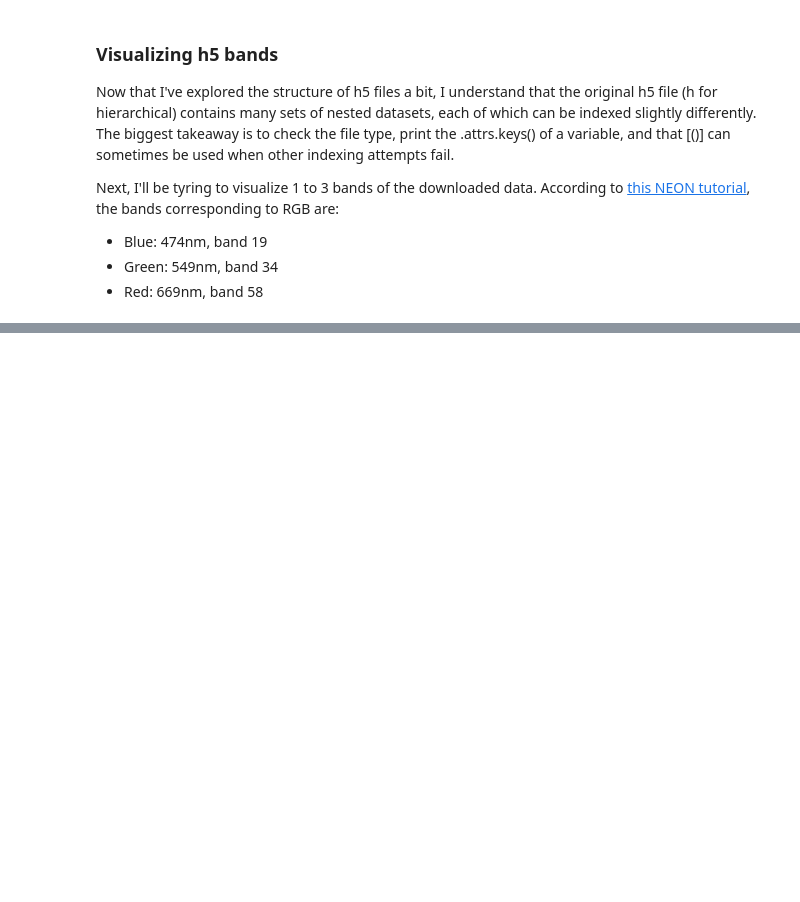
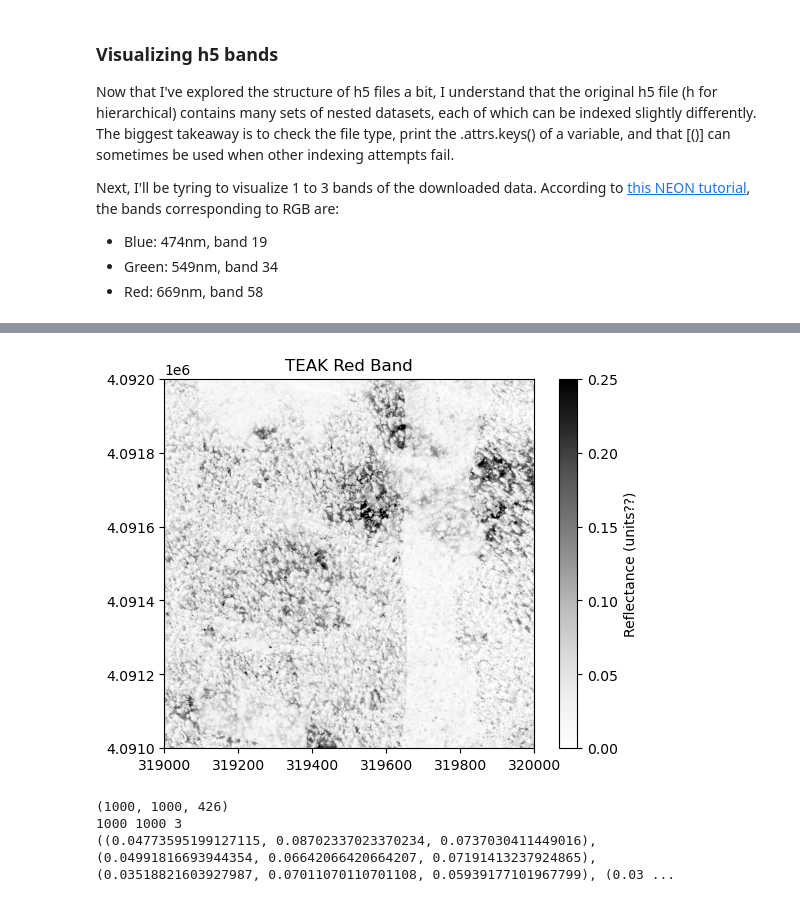
Before and after one commit to cderanek/SURP_practice, a Jupyter notebook: practice_SURP.ipynb, the cells around one changed output, grey strips where cells are left out. Drawn from its saved outputs; the diff is of its cells as text; code cells hidden in the pictures; blank space fills up the shorter version.

```diff
--- a/practice_SURP.ipynb
+++ b/practice_SURP.ipynb
@@ -306,0 +382,22 @@ Next, I'll be tyring to visualize 1 to 3 bands of the downloaded data. According
+# %%
+teak_plot = plt.imshow(RGB_bands[0],
+                       extent=teak_extent,
+                       cmap='Greys',
+                       clim=(0,0.25)) # set limit based on hist to make image less washed out
+cbar = plt.colorbar();
+cbar.set_label('Reflectance (units??)');
+plt.title('TEAK Red Band');
+# %% [output]
+[figure, added]
+# %%
+# normalize bands to be on 0-1 scale
+for band in RGB_bands:
+    band *= 1/band.max()
+
+# convert to MxNx3 shape
+RGB_bands_zipped = [tuple(zip(RGB_bands[0][row_index],RGB_bands[1][row_index],RGB_bands[2][row_index]))
+                    for row_index in range(refl_shape[0])]
+# %% [output]
+(1000, 1000, 426)
+1000 1000 3
+((0.04773595199127115, 0.08702337023370234, 0.0737030411449016), (0.04991816693944354, 0.06642066420664207, 0.07191413237924865), (0.03518821603927987, 0.07011070110701108, 0.05939177101967799), (0.03 ...
```
Also changed, not shown: parts of 11 cells of this notebook.
